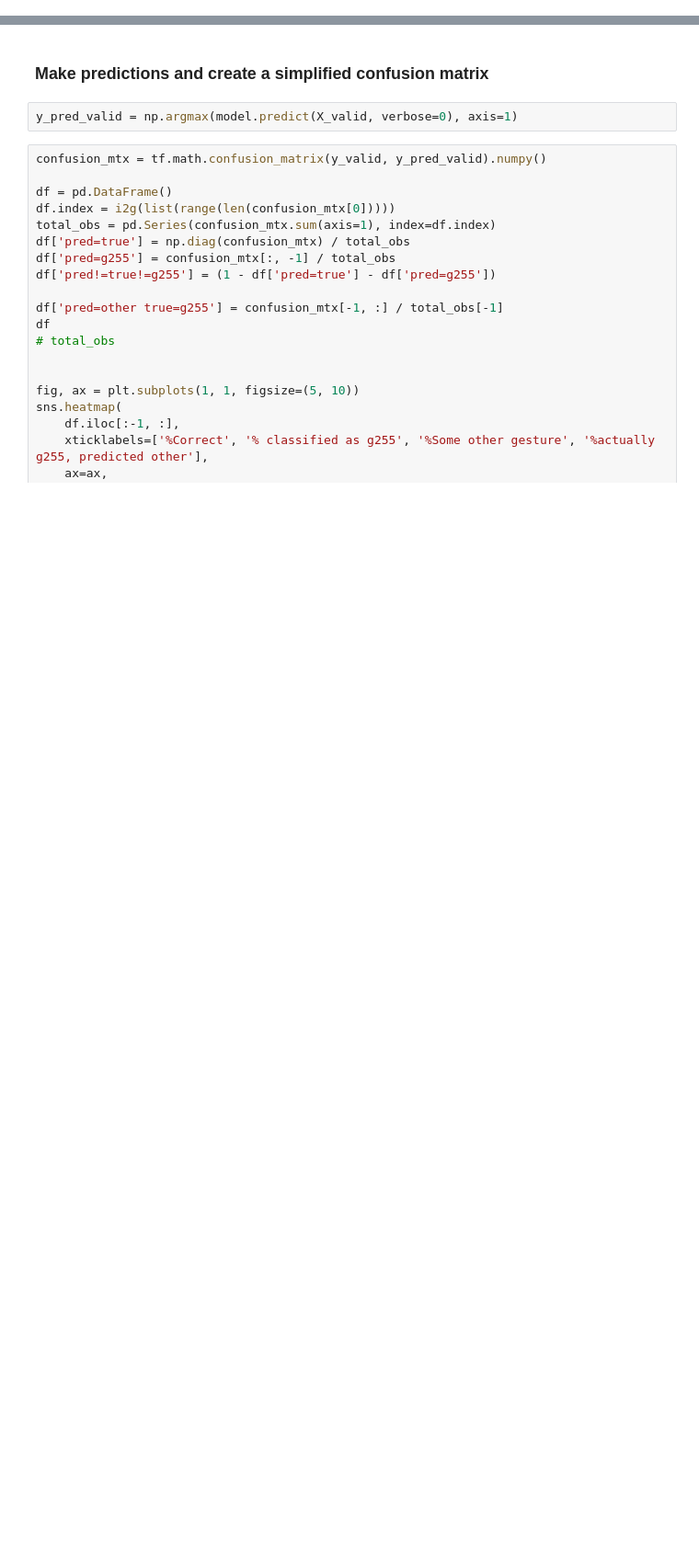
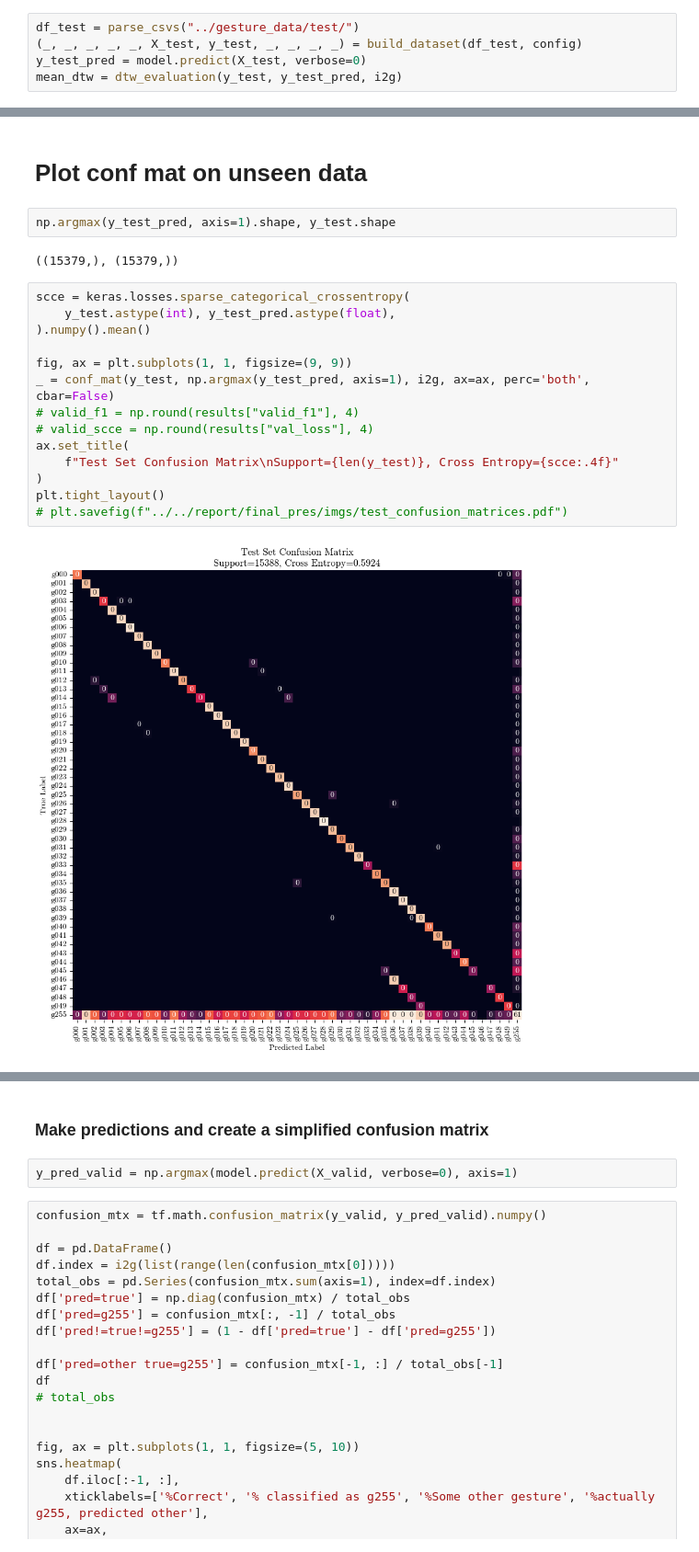
Before and after one commit to beyarkay/masters-code, a Jupyter notebook: machine_learning/tensorflow.ipynb, the cells around one changed output, grey strips where cells are left out. Shown at 92% size. Cells and saved outputs as stored; diff of their text form; blank space fills up the shorter version.

```diff
--- a/machine_learning/tensorflow.ipynb
+++ b/machine_learning/tensorflow.ipynb
@@ -129,0 +229,5 @@ p, r, f1, sup = classification_report(y_true, np.argmax(y_pred, axis=-1), output
+# %%
+df_test = parse_csvs("../gesture_data/test/")
+(_, _, _, _, _, X_test, y_test, _, _, _, _) = build_dataset(df_test, config)
+y_test_pred = model.predict(X_test, verbose=0)
+mean_dtw = dtw_evaluation(y_test, y_test_pred, i2g)
@@ -129,0 +249,22 @@ p, r, f1, sup = classification_report(y_true, np.argmax(y_pred, axis=-1), output
+# %% [markdown]
+# Plot conf mat on unseen data
+# %%
+np.argmax(y_test_pred, axis=1).shape, y_test.shape
+# %% [output]
+((15379,), (15379,))
+# %%
+scce = keras.losses.sparse_categorical_crossentropy(
+    y_test.astype(int), y_test_pred.astype(float),
+).numpy().mean()
+
+fig, ax = plt.subplots(1, 1, figsize=(9, 9))
+_ = conf_mat(y_test, np.argmax(y_test_pred, axis=1), i2g, ax=ax, perc='both', cbar=False)
+# valid_f1 = np.round(results["valid_f1"], 4)
+# valid_scce = np.round(results["val_loss"], 4)
+ax.set_title(
+    f"Test Set Confusion Matrix\nSupport={len(y_test)}, Cross Entropy={scce:.4f}"
+)
+plt.tight_layout()
+# plt.savefig(f"../../report/final_pres/imgs/test_confusion_matrices.pdf")
+# %% [output]
+[figure, added]
```
Also changed, not shown: parts of 43 cells of this notebook, 6 other files.
